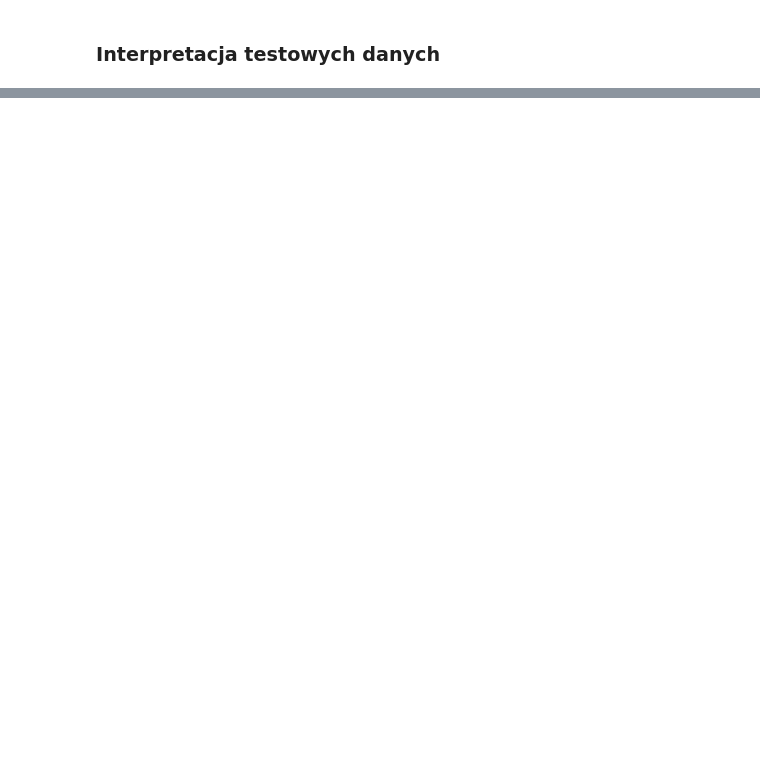
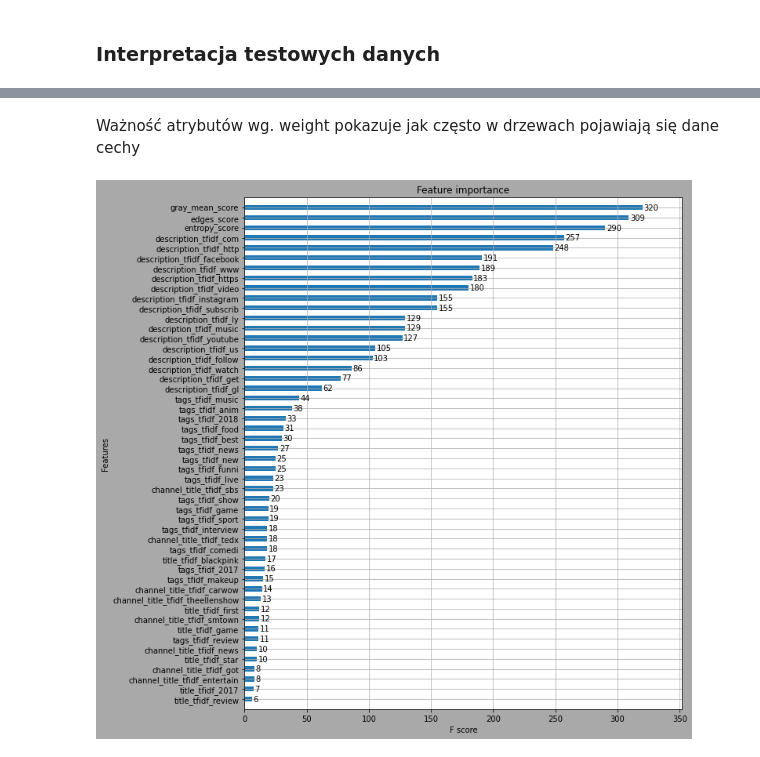
Before and after one commit to DominikKossinski/PED, a Jupyter notebook: notebooks/PED_6.ipynb, the cells around one changed output, grey strips where cells are left out. Cells and saved outputs as stored; diff of their text form; code cells hidden in the pictures; blank space fills up the shorter version.

```diff
--- a/notebooks/PED_6.ipynb
+++ b/notebooks/PED_6.ipynb
@@ -294,0 +374,18 @@ shap.summary_plot(shap_values_RF_test[1], x_test_selected)
+# %%
+thresh = thresholds[-56]
+selection = SelectFromModel(xgbclf_base, threshold=thresh, prefit=True)
+x_train_selected = selection.transform(x_train)
+
+selection_model = xgb.XGBClassifier(n_estimators=10, use_label_encoder=False, verbose=0)
+selection_model.fit(x_train_selected, y_train)
+
+x_test_selected = selection.transform(x_test)
+y_pred = selection_model.predict(x_test_selected)
+accuracy = accuracy_score(y_test, y_pred)
+print("Thresh=%.3f, n=%d, Accuracy: %.2f%%" % (thresh, x_train_selected.shape[1], accuracy * 100.0))
+
+mask = selection.get_support()
+new_features = [feature for supported, feature in zip(mask, x.columns.values) if supported]
+
+x_train_selected = pd.DataFrame(x_train_selected, columns=new_features)
+x_test_selected = pd.DataFrame(x_test_selected, columns=new_features)
@@ -294,0 +407,10 @@ shap.summary_plot(shap_values_RF_test[1], x_test_selected)
+# %%
+params = {
+    'min_child_weight': [1, 5, 10],
+    'gamma': [0, 2, 5],
+    'max_depth': [3, 6, 9, 15]
+}
+xgbclf_par = xgb.XGBClassifier(n_estimators=10, use_label_encoder=False, nthread=1, verbosity=0)
+grid_search = GridSearchCV(xgbclf_par, n_jobs=8, param_grid=params, cv=3, verbose=1)
+grid_search.fit(x_train_selected, y_train)
+print(grid_search.best_params_)
@@ -294,0 +454,12 @@ shap.summary_plot(shap_values_RF_test[1], x_test_selected)
+# %%
+min_child_weight = grid_search.best_params_["min_child_weight"]
+max_depth = grid_search.best_params_["max_depth"]
+gamma = grid_search.best_params_["gamma"]
+
+xgbclf = xgb.XGBClassifier(n_estimators=1000, use_label_encoder=False, nthread=-1, verbosity=0,
+                           objective='binary:logistic',
+                           min_child_weight=min_child_weight,
+                           max_depth=max_depth,
+                           gamma=gamma)
+
+xgbclf.fit(x_train_selected, y_train)
@@ -294,0 +528,8 @@ shap.summary_plot(shap_values_RF_test[1], x_test_selected)
+# %% [markdown]
+Ważność atrybutów wg. weight pokazuje jak często w drzewach pojawiają się dane cechy
+# %%
+fig, ax = plt.subplots(figsize=(10, 12))
+xgb.plot_importance(xgbclf, max_num_features=50, height=0.5, ax=ax, importance_type='weight')
+plt.show()
+# %% [output]
+[figure, added]
```
Also changed, not shown: parts of 36 cells of this notebook.
